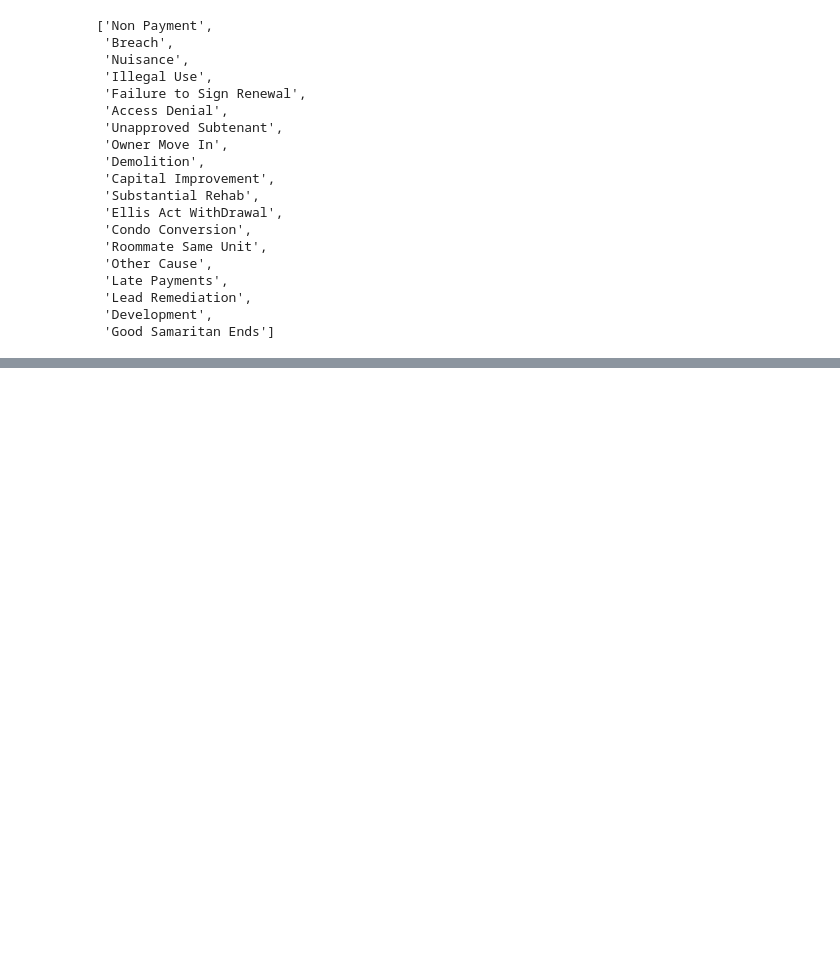
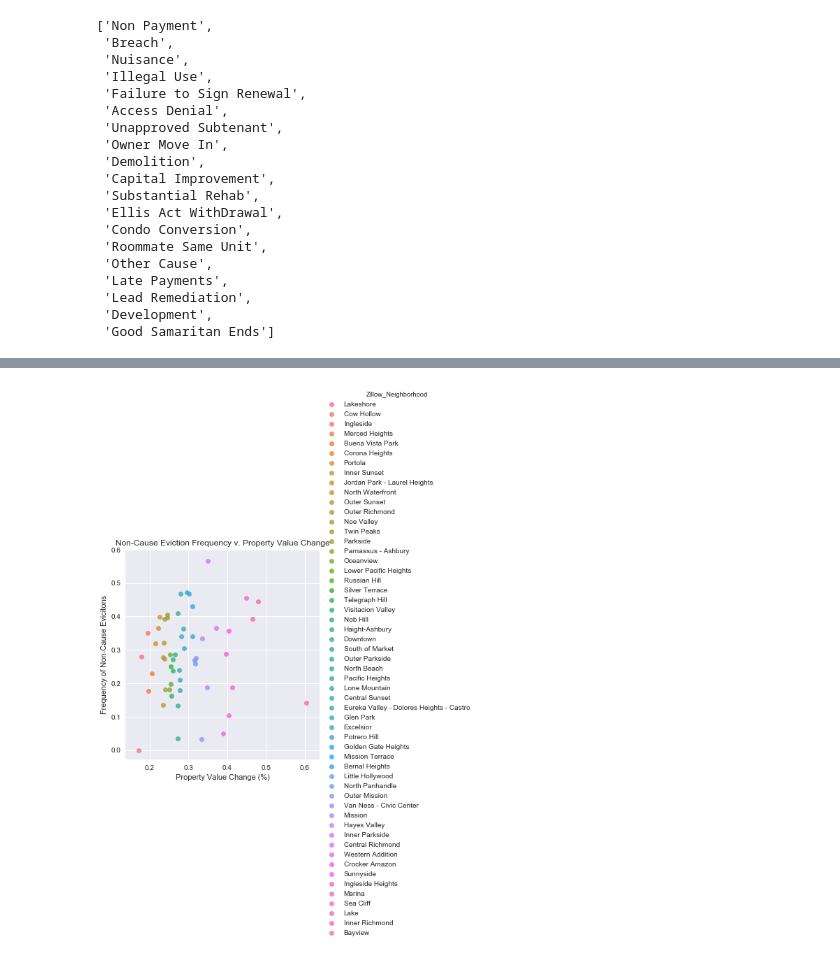
Before and after one commit to Jkremr/evictions-home-values, a Jupyter notebook: evictions-home-values.ipynb, the cells around one changed output, grey strips where cells are left out. Saved outputs shown, nothing was run; the diff lists cells and outputs as text; code cells hidden in the pictures; blank space fills up the shorter version.

```diff
--- a/evictions-home-values.ipynb
+++ b/evictions-home-values.ipynb
@@ -29,0 +25,4 @@ len(df)
+# %%
+# Dump all rows with no file date (eviction date) or location data (lat, lng).
+df = df.dropna(subset=['Location','File Date'])
+len(df)
@@ -233,0 +230,27 @@ pricingdf
+# %%
+lmplot_non_cause_frequency = plot_non_cause_frequency.sort_values(by=('Z_Value_Increase'))
+
+
+# Set style of scatterplot
+sns.set(style="darkgrid")
+
+# Set markers
+# markers = ['o','_','x']*18
+
+# Create scatterplot of non-cause eviciton frequency with property value increase.
+sns.lmplot('Z_Value_Increase', # Horizontal axis
+          'non_cause_frequency', # Vertical axis
+          data = lmplot_non_cause_frequency, # Data source
+          fit_reg = False, # Don't fix a regression line
+          hue = 'Zillow_Neighborhood', # Set color
+#           markers = markers
+          )
+
+# Set title, x-axis label, y-axis label.
+plt.title('Non-Cause Eviction Frequency v. Property Value Change')
+plt.xlabel('Property Value Change (%)')
+plt.ylabel('Frequency of Non-Cause Evicitons')
+
+plt.show()
+# %% [output]
+[figure, added]
```
Also changed, not shown: parts of 20 cells of this notebook.
